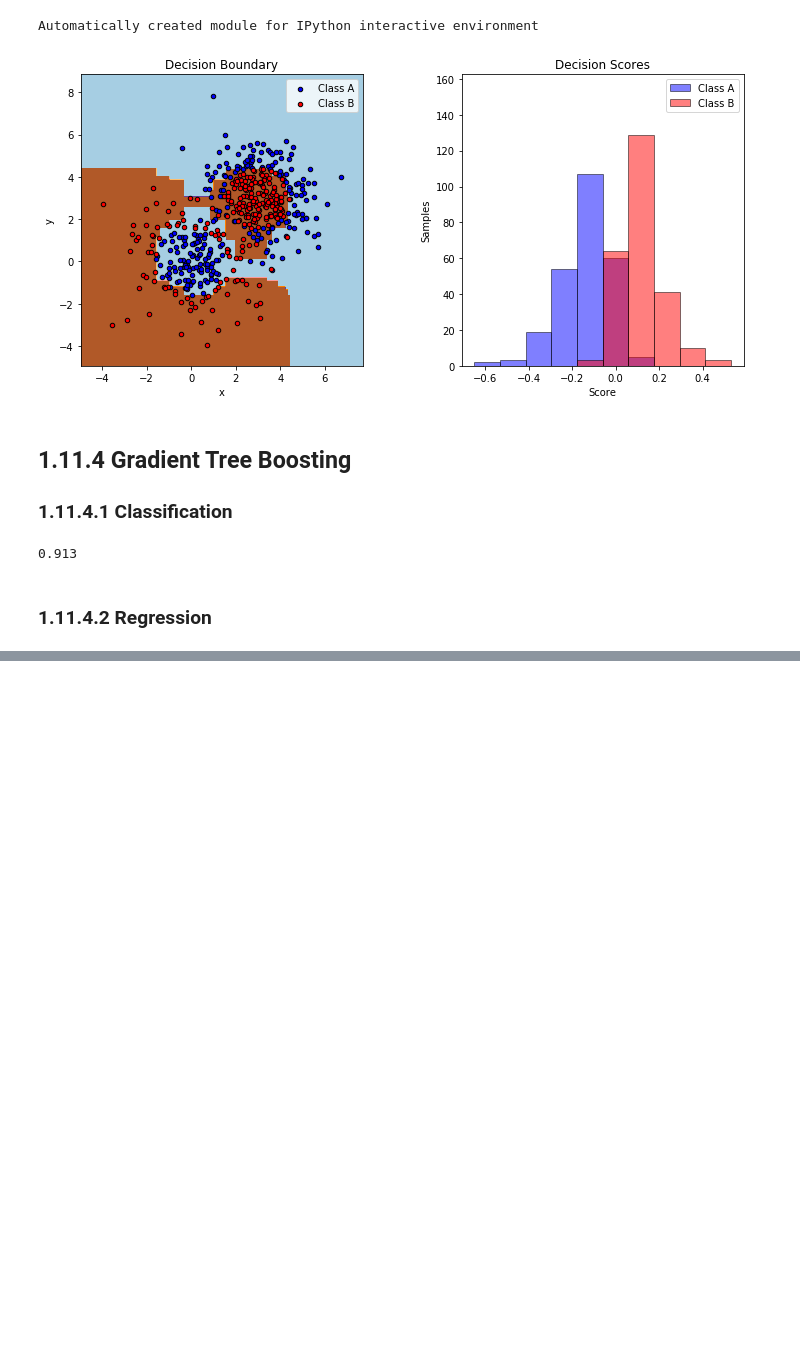
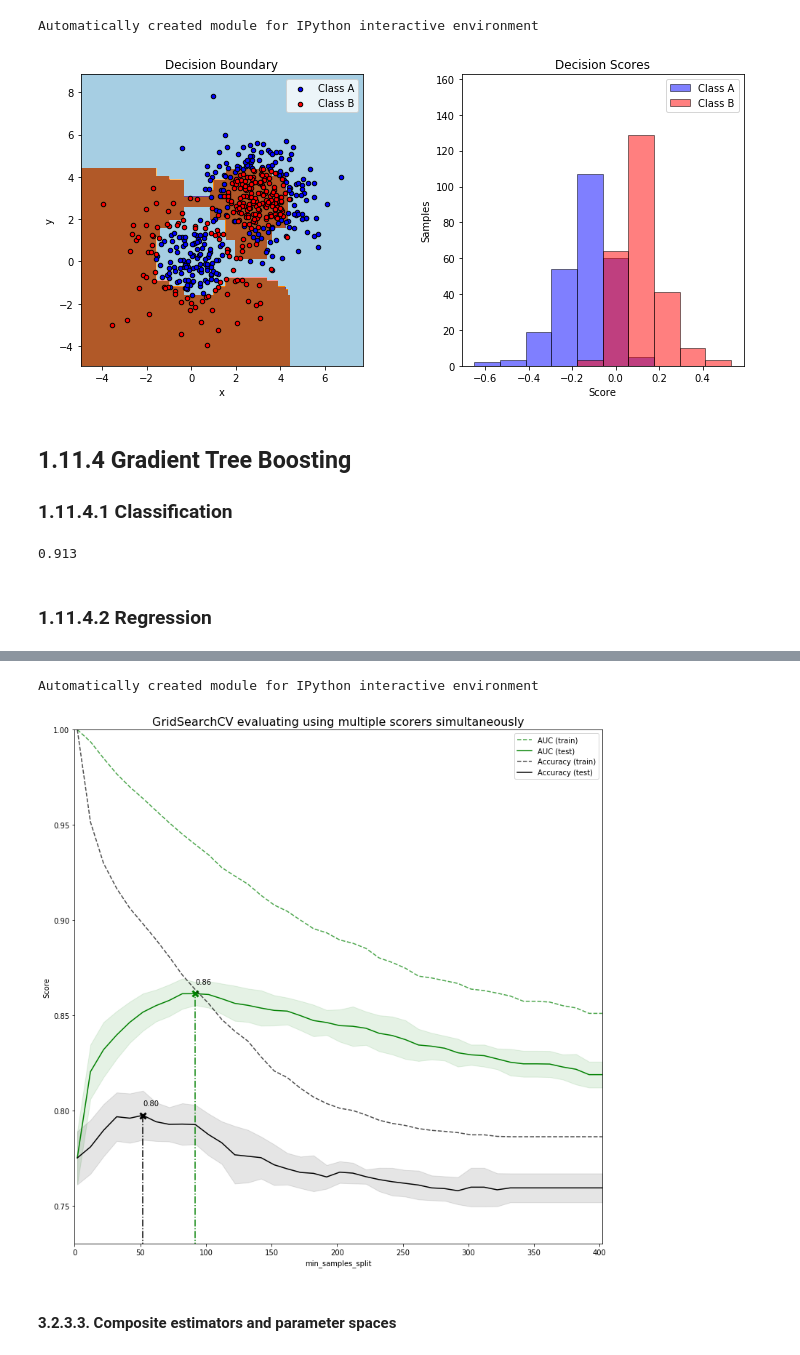
Before and after one commit to mingkuan94/sk-learn-Supervised_Learning, a Jupyter notebook: Sklearn_Supervised_Learning.ipynb, the cells around one changed output, grey strips where cells are left out. Drawn from its saved outputs; the diff is of its cells as text; code cells hidden in the pictures; blank space fills up the shorter version.

```diff
--- a/Sklearn_Supervised_Learning.ipynb
+++ b/Sklearn_Supervised_Learning.ipynb
@@ -1889,0 +2281,76 @@ Automatically created module for IPython interactive environment
+# %%
+import numpy as np
+from matplotlib import pyplot as plt
+
+from sklearn.datasets import make_hastie_10_2
+from sklearn.model_selection import GridSearchCV
+from sklearn.metrics import make_scorer
+from sklearn.metrics import accuracy_score
+from sklearn.tree import DecisionTreeClassifier
+
+print(__doc__)
+# %% [output]
+Automatically created module for IPython interactive environment
+# %%
+# Running GridSearchCV using multiple evaluation metrics
+X, y = make_hastie_10_2(n_samples=8000, random_state=42)
+
+# The scorers can be either be one of the predefined metric strings or a scorer
+# callable, like the one returned by make_scorer
+scoring = {'AUC': 'roc_auc', 'Accuracy': make_scorer(accuracy_score)}
+
+# Setting refit='AUC', refits an estimator on the whole dataset with the
+# parameter setting that has the best cross-validated AUC score.
+# That estimator is made available at ``gs.best_estimator_`` along with
+# parameters like ``gs.best_score_``, ``gs.best_params_`` and
+# ``gs.best_index_``
+gs = GridSearchCV(DecisionTreeClassifier(random_state=42),
+                  param_grid={'min_samples_split': range(2, 403, 10)},
+                  scoring=scoring, refit='AUC', return_train_score=True)
+gs.fit(X, y)
+results = gs.cv_results_
+# %%
+# Plotting the results
+plt.figure(figsize=(13, 13))
+plt.title("GridSearchCV evaluating using multiple scorers simultaneously",
+          fontsize=16)
+
+plt.xlabel("min_samples_split")
+plt.ylabel("Score")
+
+ax = plt.gca()
+ax.set_xlim(0, 402)
+ax.set_ylim(0.73, 1)
+
+# Get the regular numpy array from the MaskedArray
+X_axis = np.array(results['param_min_samples_split'].data, dtype=float)
+
+for scorer, color in zip(sorted(scoring), ['g', 'k']):
+    for sample, style in (('train', '--'), ('test', '-')):
+        sample_score_mean = results['mean_%s_%s' % (sample, scorer)]
+        sample_score_std = results['std_%s_%s' % (sample, scorer)]
+        ax.fill_between(X_axis, sample_score_mean - sample_score_std,
+                        sample_score_mean + sample_score_std,
+                        alpha=0.1 if sample == 'test' else 0, color=color)
+        ax.plot(X_axis, sample_score_mean, style, color=color,
+                alpha=1 if sample == 'test' else 0.7,
+                label="%s (%s)" % (scorer, sample))
+
+    best_index = np.nonzero(results['rank_test_%s' % scorer] == 1)[0][0]
+    best_score = results['mean_test_%s' % scorer][best_index]
+
+    # Plot a dotted vertical line at the best score for that scorer marked by x
+    ax.plot([X_axis[best_index], ] * 2, [0, best_score],
+            linestyle='-.', color=color, marker='x', markeredgewidth=3, ms=8)
+
+    # Annotate the best score for that scorer
+    ax.annotate("%0.2f" % best_score,
+                (X_axis[best_index], best_score + 0.005))
+
+plt.legend(loc="best")
+plt.grid(False)
+plt.show()
+# %% [output]
+[figure, added]
+# %% [markdown]
+#### 3.2.3.3. Composite estimators and parameter spaces
```
Also changed, not shown: parts of 31 cells of this notebook.
